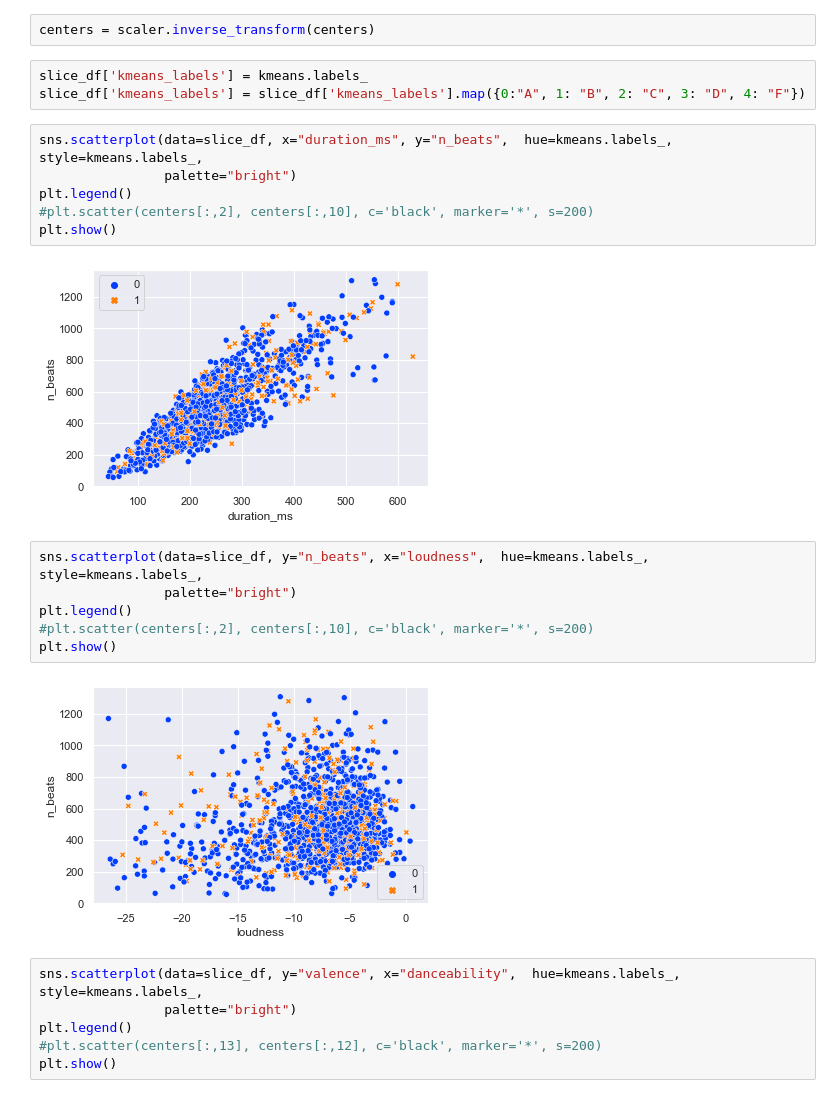
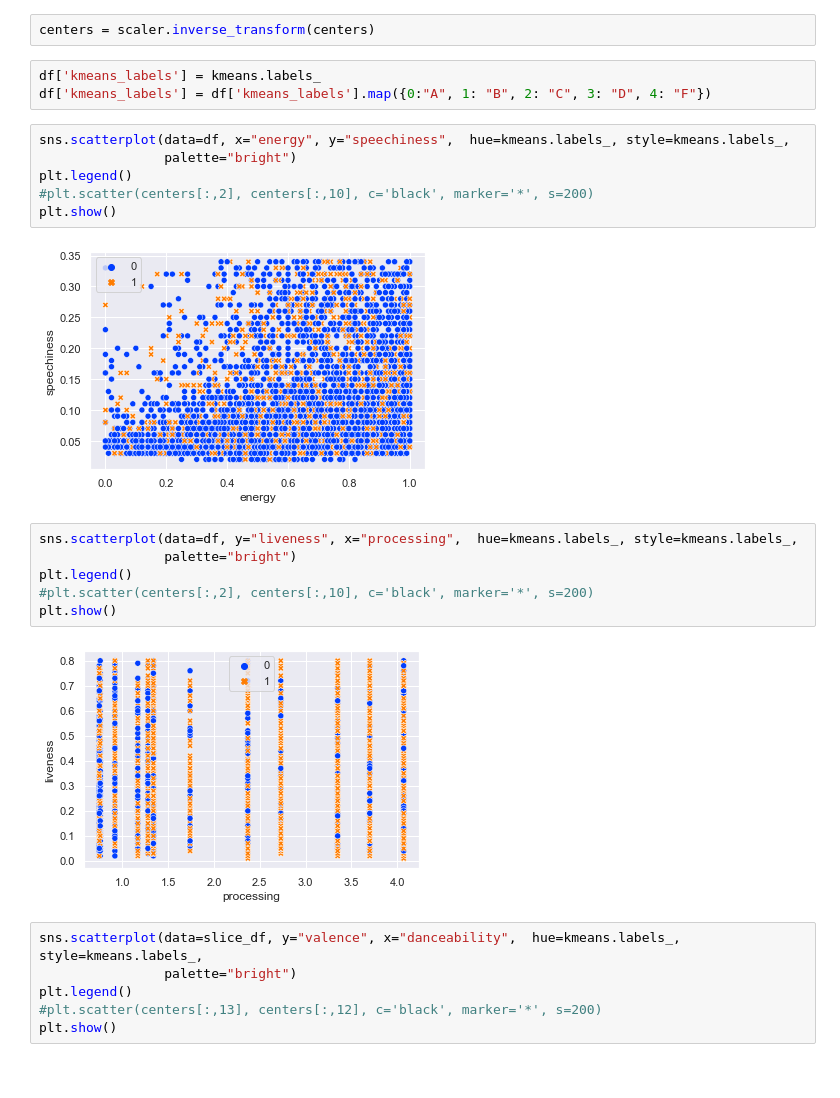
Before and after one commit to Bakko000/Data-Mining, a Jupyter notebook: dataset (missing + split)/clustering.ipynb, the cells around one changed output. Saved outputs shown, nothing was run; the diff lists cells and outputs as text.

```diff
--- a/dataset (missing + split)/clustering.ipynb
+++ b/dataset (missing + split)/clustering.ipynb
@@ -199,24 +199,24 @@ slice_df["n_beats"] = df["n_beats"][0:1500]
 # %%
 centers = scaler.inverse_transform(centers)
 # %%
-slice_df['kmeans_labels'] = kmeans.labels_
-slice_df['kmeans_labels'] = slice_df['kmeans_labels'].map({0:"A", 1: "B", 2: "C", 3: "D", 4: "F"})
+df['kmeans_labels'] = kmeans.labels_
+df['kmeans_labels'] = df['kmeans_labels'].map({0:"A", 1: "B", 2: "C", 3: "D", 4: "F"})
 # %%
-sns.scatterplot(data=slice_df, x="duration_ms", y="n_beats",  hue=kmeans.labels_, style=kmeans.labels_,
+sns.scatterplot(data=df, x="energy", y="speechiness",  hue=kmeans.labels_, style=kmeans.labels_,
                 palette="bright")
 plt.legend()
 #plt.scatter(centers[:,2], centers[:,10], c='black', marker='*', s=200)
 plt.show()
 # %% [output]
-[figure, old version]
+[figure, new version]
 # %%
-sns.scatterplot(data=slice_df, y="n_beats", x="loudness",  hue=kmeans.labels_, style=kmeans.labels_,
+sns.scatterplot(data=df, y="liveness", x="processing",  hue=kmeans.labels_, style=kmeans.labels_,
                 palette="bright")
 plt.legend()
 #plt.scatter(centers[:,2], centers[:,10], c='black', marker='*', s=200)
 plt.show()
 # %% [output]
-[figure, old version]
+[figure, new version]
 # %%
 sns.scatterplot(data=slice_df, y="valence", x="danceability",  hue=kmeans.labels_, style=kmeans.labels_,
                 palette="bright")
```
Also changed, not shown: parts of 4 cells of this notebook.
